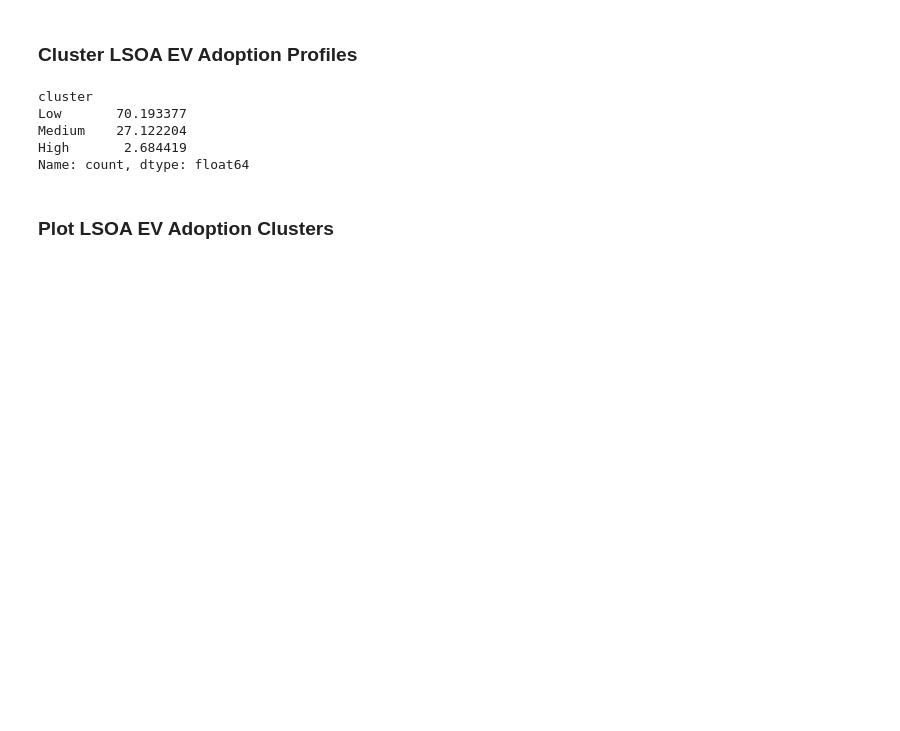
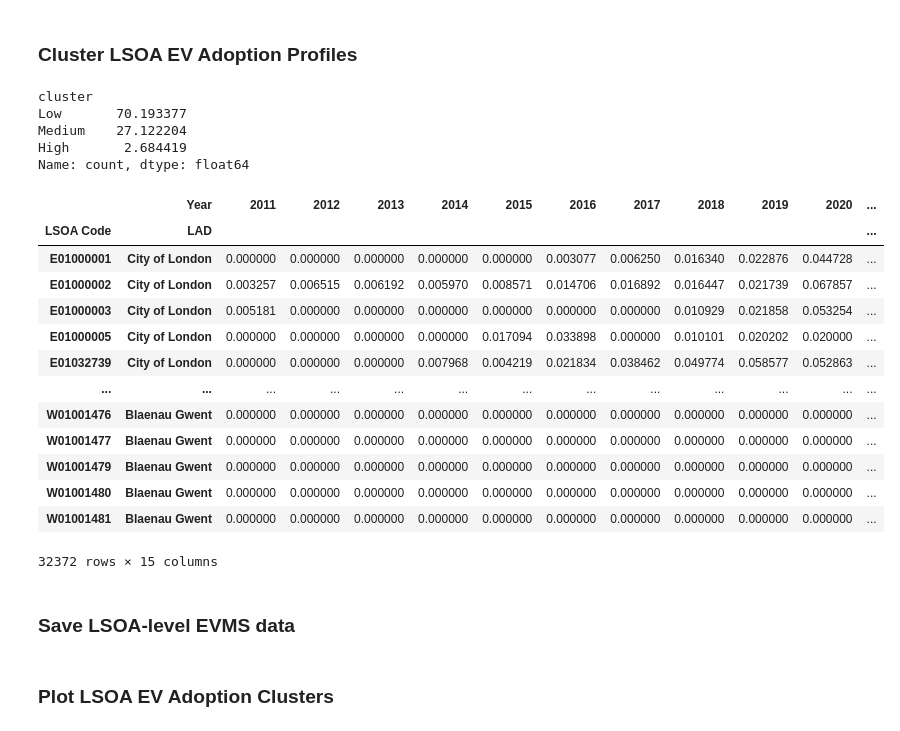
Before and after one commit to isaacflower/EVAdoptionForecastingFramework, a Jupyter notebook: notebooks/main.ipynb, the cells around one changed output. Drawn from its saved outputs; the diff is of its cells as text; code cells hidden in the pictures; blank space fills up the shorter version.

Commit message:
Added code to save plotting data

```diff
--- a/notebooks/main.ipynb
+++ b/notebooks/main.ipynb
@@ -413,3 +414,22 @@ Low       70.193377
 Medium    27.122204
 High       2.684419
 Name: count, dtype: float64
+# %%
+lsoa_df
+# %% [output]
+|  | Year | 2011 | 2012 | 2013 | 2014 | 2015 | 2016 | 2017 | 2018 | 2019 | 2020 | ... |
+| LSOA Code | LAD |  |  |  |  |  |  |  |  |  |  | ... |
+| E01000001 | City of London | 0.000000 | 0.000000 | 0.000000 | 0.000000 | 0.000000 | 0.003077 | 0.006250 | 0.016340 | 0.022876 | 0.044728 | ... |
+| E01000002 | City of London | 0.003257 | 0.006515 | 0.006192 | 0.005970 | 0.008571 | 0.014706 | 0.016892 | 0.016447 | 0.021739 | 0.067857 | ... |
+| E01000003 | City of London | 0.005181 | 0.000000 | 0.000000 | 0.000000 | 0.000000 | 0.000000 | 0.000000 | 0.010929 | 0.021858 | 0.053254 | ... |
+| E01000005 | City of London | 0.000000 | 0.000000 | 0.000000 | 0.000000 | 0.017094 | 0.033898 | 0.000000 | 0.010101 | 0.020202 | 0.020000 | ... |
+| E01032739 | City of London | 0.000000 | 0.000000 | 0.000000 | 0.007968 | 0.004219 | 0.021834 | 0.038462 | 0.049774 | 0.058577 | 0.052863 | ... |
+| ... | ... | ... | ... | ... | ... | ... | ... | ... | ... | ... | ... | ... |
+| W01001476 | Blaenau Gwent | 0.000000 | 0.000000 | 0.000000 | 0.000000 | 0.000000 | 0.000000 | 0.000000 | 0.000000 | 0.000000 | 0.000000 | ... |
+| W01001477 | Blaenau Gwent | 0.000000 | 0.000000 | 0.000000 | 0.000000 | 0.000000 | 0.000000 | 0.000000 | 0.000000 | 0.000000 | 0.000000 | ... |
+| W01001479 | Blaenau Gwent | 0.000000 | 0.000000 | 0.000000 | 0.000000 | 0.000000 | 0.000000 | 0.000000 | 0.000000 | 0.000000 | 0.000000 | ... |
+| W01001480 | Blaenau Gwent | 0.000000 | 0.000000 | 0.000000 | 0.000000 | 0.000000 | 0.000000 | 0.000000 | 0.000000 | 0.000000 | 0.000000 | ... |
+| W01001481 | Blaenau Gwent | 0.000000 | 0.000000 | 0.000000 | 0.000000 | 0.000000 | 0.000000 | 0.000000 | 0.000000 | 0.000000 | 0.000000 | ... |
+32372 rows × 15 columns
+# %% [markdown]
+### Save LSOA-level EVMS data
```
Also changed, not shown: parts of 16 cells of this notebook.
